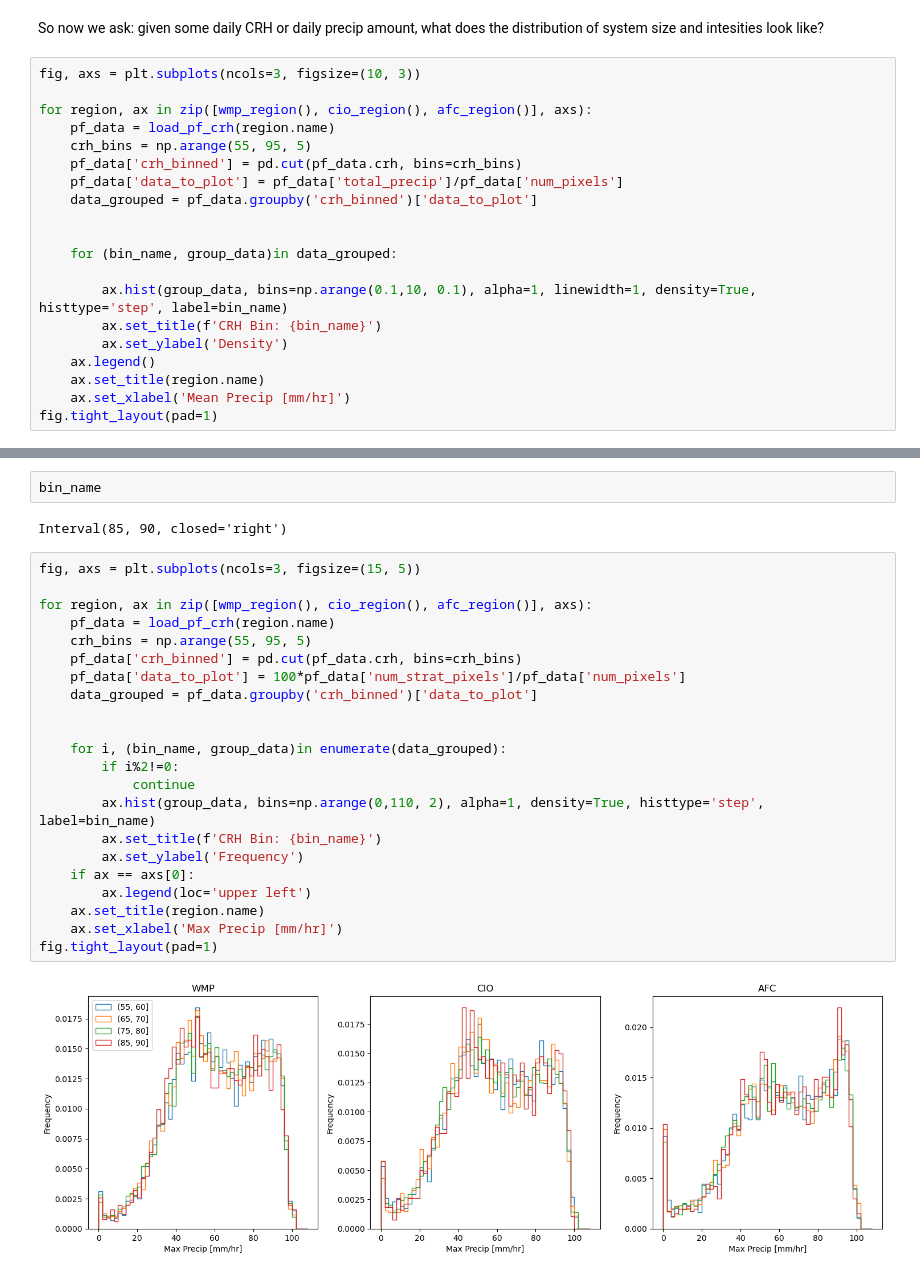
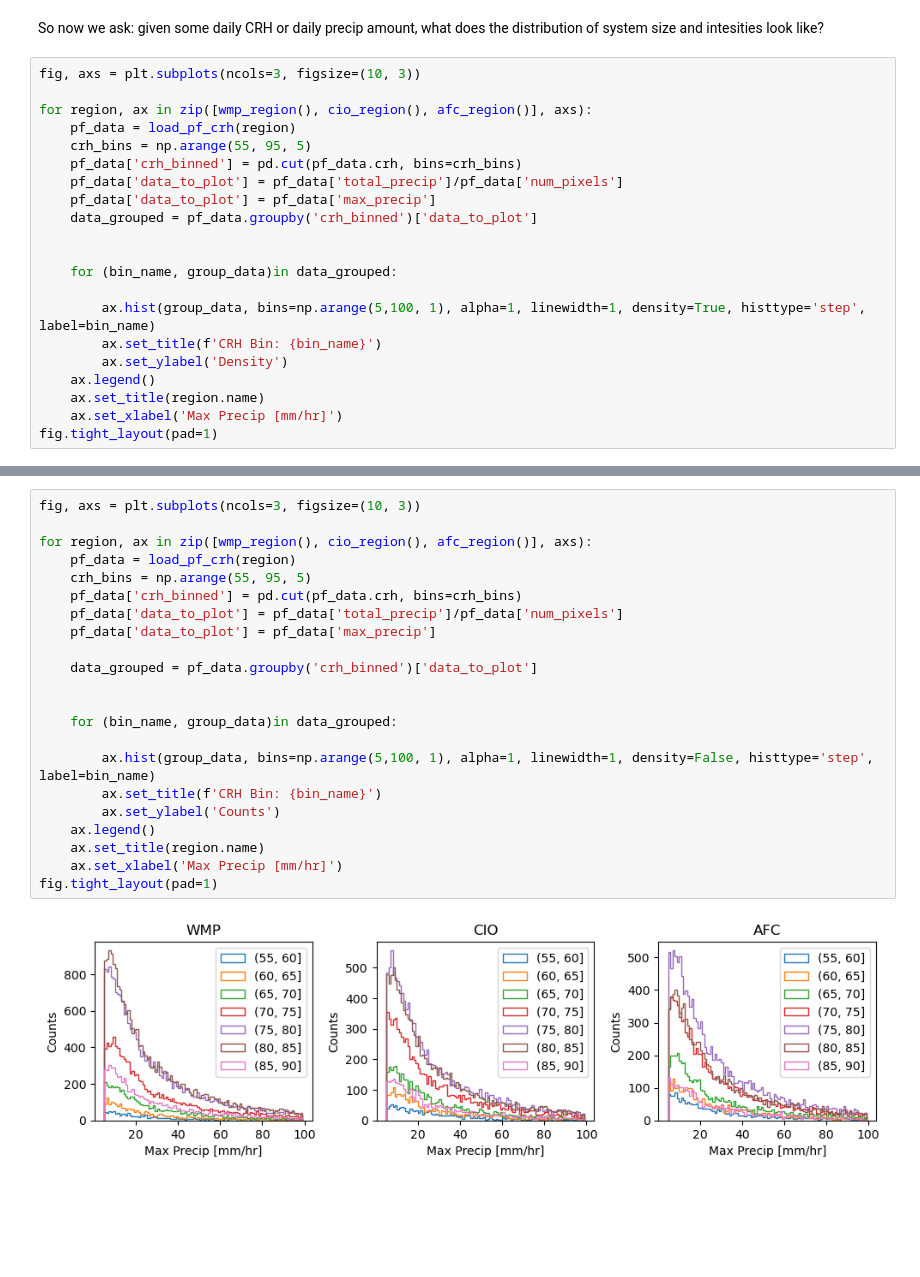
Before and after one commit to pedroanguloumana/extreme_precipitation_in_gpm, a Jupyter notebook: notebooks/check_crh_pr.ipynb, the cells around one changed output, grey strips where cells are left out. Drawn from its saved outputs; the diff is of its cells as text; blank space fills up the shorter version.

```diff
--- a/notebooks/check_crh_pr.ipynb
+++ b/notebooks/check_crh_pr.ipynb
@@ -48,20 +49,21 @@ So now we ask: given some daily CRH or daily precip amount, what does the distri
 fig, axs = plt.subplots(ncols=3, figsize=(10, 3))
 
 for region, ax in zip([wmp_region(), cio_region(), afc_region()], axs):
-    pf_data = load_pf_crh(region.name)
+    pf_data = load_pf_crh(region)
     crh_bins = np.arange(55, 95, 5)
     pf_data['crh_binned'] = pd.cut(pf_data.crh, bins=crh_bins)
     pf_data['data_to_plot'] = pf_data['total_precip']/pf_data['num_pixels']
+    pf_data['data_to_plot'] = pf_data['max_precip']
     data_grouped = pf_data.groupby('crh_binned')['data_to_plot']
 
 
     for (bin_name, group_data)in data_grouped:
 
-        ax.hist(group_data, bins=np.arange(0.1,10, 0.1), alpha=1, linewidth=1, density=True, histtype='step', label=bin_name)
+        ax.hist(group_data, bins=np.arange(5,100, 1), alpha=1, linewidth=1, density=True, histtype='step', label=bin_name)
         ax.set_title(f'CRH Bin: {bin_name}')
         ax.set_ylabel('Density')
     ax.legend()
     ax.set_title(region.name)
-    ax.set_xlabel('Mean Precip [mm/hr]')
+    ax.set_xlabel('Max Precip [mm/hr]')
 fig.tight_layout(pad=1)
 # %% [output]
@@ -69,28 +71,24 @@ fig.tight_layout(pad=1)
-# %%
-bin_name
-# %% [output]
-Interval(85, 90, closed='right')
 # %%
-fig, axs = plt.subplots(ncols=3, figsize=(15, 5))
+fig, axs = plt.subplots(ncols=3, figsize=(10, 3))
 
 for region, ax in zip([wmp_region(), cio_region(), afc_region()], axs):
-    pf_data = load_pf_crh(region.name)
+    pf_data = load_pf_crh(region)
     crh_bins = np.arange(55, 95, 5)
     pf_data['crh_binned'] = pd.cut(pf_data.crh, bins=crh_bins)
-    pf_data['data_to_plot'] = 100*pf_data['num_strat_pixels']/pf_data['num_pixels']
+    pf_data['data_to_plot'] = pf_data['total_precip']/pf_data['num_pixels']
+    pf_data['data_to_plot'] = pf_data['max_precip']
+
     data_grouped = pf_data.groupby('crh_binned')['data_to_plot']
 
 
-    for i, (bin_name, group_data)in enumerate(data_grouped):
-        if i%2!=0:
-            continue
-        ax.hist(group_data, bins=np.arange(0,110, 2), alpha=1, density=True, histtype='step', label=bin_name)
+    for (bin_name, group_data)in data_grouped:
+
+        ax.hist(group_data, bins=np.arange(5,100, 1), alpha=1, linewidth=1, density=False, histtype='step', label=bin_name)
         ax.set_title(f'CRH Bin: {bin_name}')
-        ax.set_ylabel('Frequency')
-    if ax == axs[0]:
-        ax.legend(loc='upper left')
+        ax.set_ylabel('Counts')
+    ax.legend()
     ax.set_title(region.name)
     ax.set_xlabel('Max Precip [mm/hr]')
 fig.tight_layout(pad=1)
 # %% [output]
-[figure, old version]
+[figure, new version]
```
Also changed, not shown: parts of 5 cells of this notebook, 21 other files.
